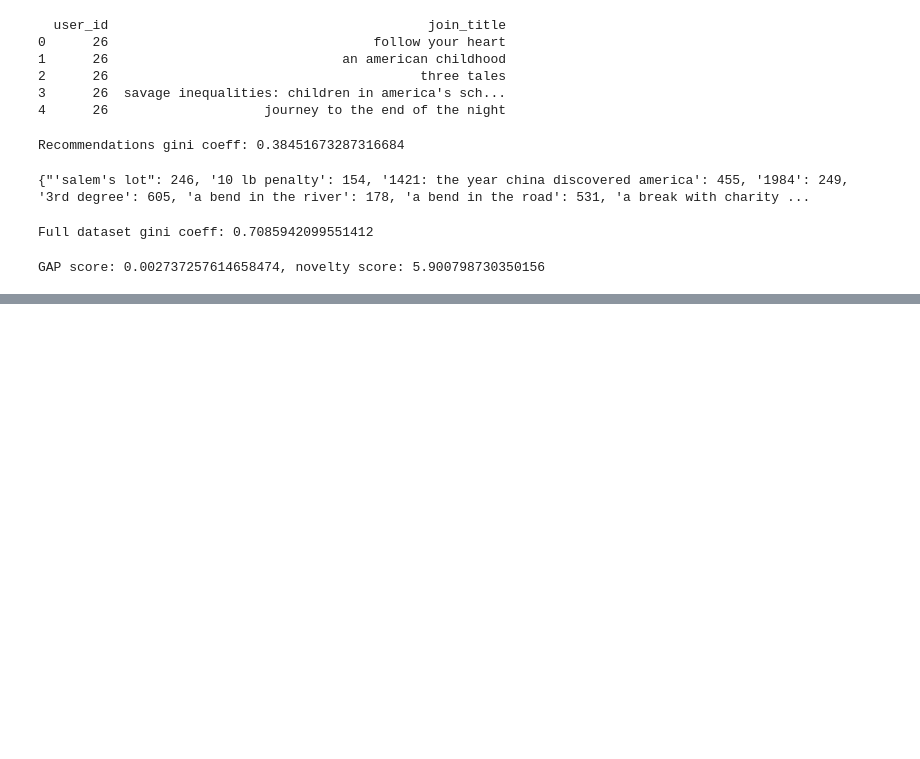
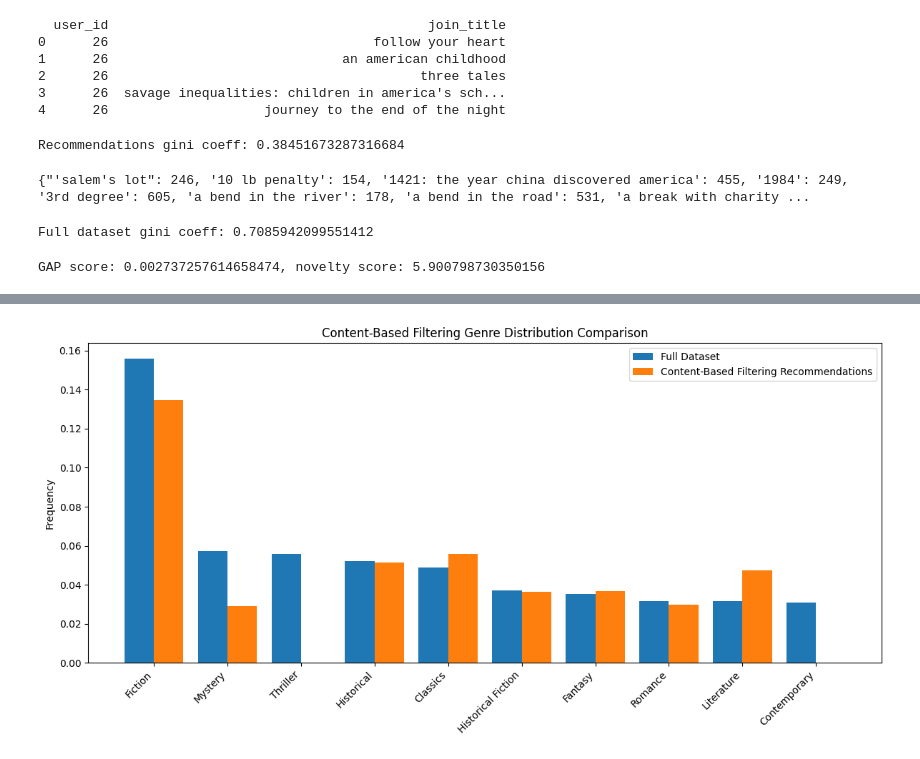
Before and after one commit to graceyan17/63952Project, a Jupyter notebook: evaluation/6_3952_Project_Evaluate_Bias.ipynb, the cells around one changed output, grey strips where cells are left out. Saved outputs shown, nothing was run; the diff lists cells and outputs as text; code cells hidden in the pictures; blank space fills up the shorter version.

Commit message:
genre distribution in bias evals

```diff
--- a/evaluation/6_3952_Project_Evaluate_Bias.ipynb
+++ b/evaluation/6_3952_Project_Evaluate_Bias.ipynb
@@ -192,0 +311,19 @@ Name: count, Length: 86, dtype: int64
+# %%
+rec_impl = "Content-Based Filtering"
+genres = full_top_genres.index
+x = np.arange(len(genres))
+rec_aligned = rec_top_genres.reindex(genres, fill_value=0)
+
+
+plt.figure(figsize=(12,6))
+plt.bar(x - 0.2, full_top_genres.values, width=0.4, label="Full Dataset")
+plt.bar(x + 0.2, rec_aligned.values, width=0.4, label=f"{rec_impl} Recommendations")
+
+plt.xticks(x, genres, rotation=45, ha='right')
+plt.ylabel("Frequency")
+plt.title(f"{rec_impl} Genre Distribution Comparison")
+plt.legend()
+plt.tight_layout()
+plt.show()
+# %% [output]
+[figure, added]
```
Also changed, not shown: parts of 8 cells of this notebook.
